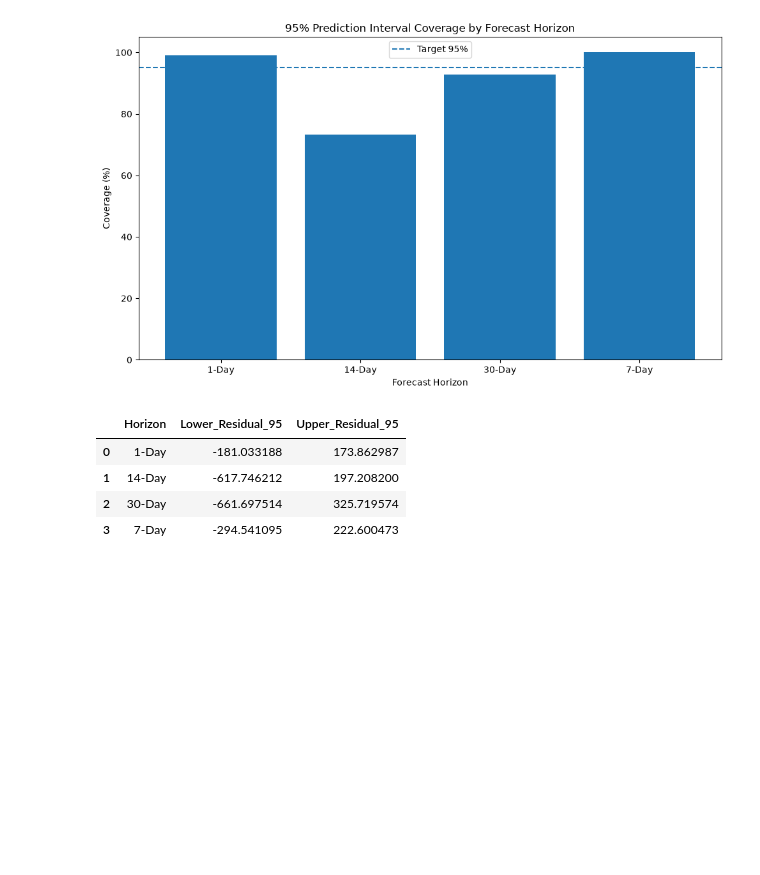
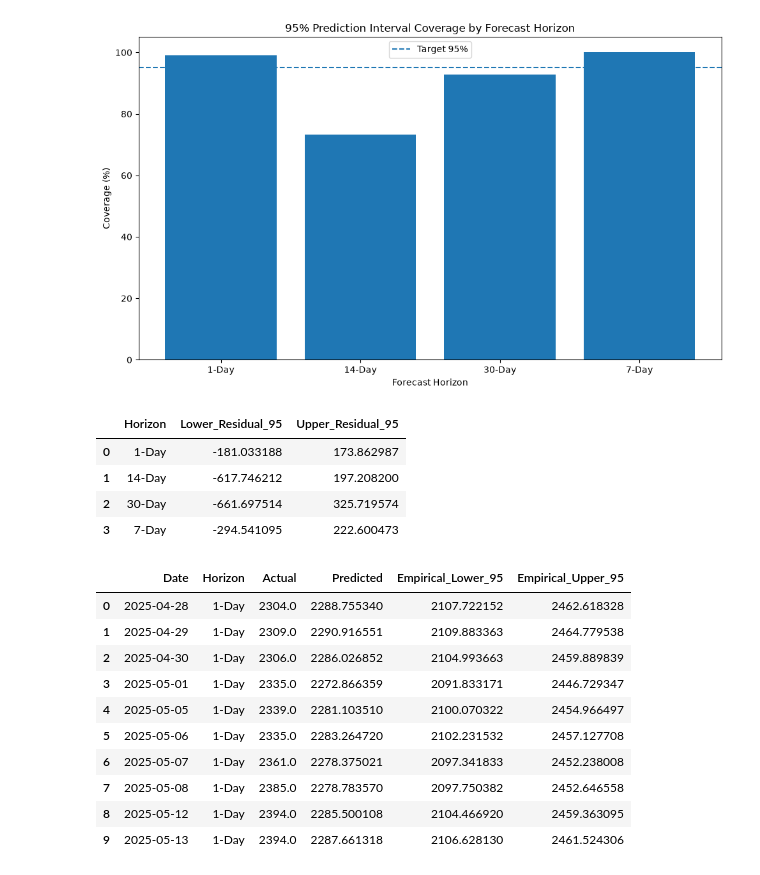
Before and after one commit to shivani1707s/Predictive-Forecasting-HHS, a Jupyter notebook: notebooks/Modeling.ipynb, the cells around one changed output. Saved outputs shown, nothing was run; the diff lists cells and outputs as text; code cells hidden in the pictures; blank space fills up the shorter version.

```diff
--- a/notebooks/Modeling.ipynb
+++ b/notebooks/Modeling.ipynb
@@ -2101,3 +2101,44 @@ empirical_interval
 | 1 | 14-Day | -617.746212 | 197.208200 |
 | 2 | 30-Day | -661.697514 | 325.719574 |
 | 3 | 7-Day | -294.541095 | 222.600473 |
+# %%
+all_horizon_predictions_df= (
+    all_horizon_predictions_df.merge(
+        empirical_interval,
+        on="Horizon",
+        how="left"
+    )
+)
+
+all_horizon_predictions_df["Empirical_Lower_95"]= (
+    all_horizon_predictions_df["Predicted"]
+    + all_horizon_predictions_df["Lower_Residual_95"]
+)
+
+all_horizon_predictions_df["Empirical_Upper_95"]= (
+    all_horizon_predictions_df["Predicted"]
+    + all_horizon_predictions_df["Upper_Residual_95"]
+)
+# %%
+all_horizon_predictions_df[
+    [
+        "Date",
+        "Horizon",
+        "Actual",
+        "Predicted",
+        "Empirical_Lower_95",
+        "Empirical_Upper_95"
+    ]
+].head(10)
+# %% [output]
+|  | Date | Horizon | Actual | Predicted | Empirical_Lower_95 | Empirical_Upper_95 |
+| 0 | 2025-04-28 | 1-Day | 2304.0 | 2288.755340 | 2107.722152 | 2462.618328 |
+| 1 | 2025-04-29 | 1-Day | 2309.0 | 2290.916551 | 2109.883363 | 2464.779538 |
+| 2 | 2025-04-30 | 1-Day | 2306.0 | 2286.026852 | 2104.993663 | 2459.889839 |
+| 3 | 2025-05-01 | 1-Day | 2335.0 | 2272.866359 | 2091.833171 | 2446.729347 |
+| 4 | 2025-05-05 | 1-Day | 2339.0 | 2281.103510 | 2100.070322 | 2454.966497 |
+| 5 | 2025-05-06 | 1-Day | 2335.0 | 2283.264720 | 2102.231532 | 2457.127708 |
+| 6 | 2025-05-07 | 1-Day | 2361.0 | 2278.375021 | 2097.341833 | 2452.238008 |
+| 7 | 2025-05-08 | 1-Day | 2385.0 | 2278.783570 | 2097.750382 | 2452.646558 |
+| 8 | 2025-05-12 | 1-Day | 2394.0 | 2285.500108 | 2104.466920 | 2459.363095 |
+| 9 | 2025-05-13 | 1-Day | 2394.0 | 2287.661318 | 2106.628130 | 2461.524306 |
```
Also changed, not shown: parts of 9 cells of this notebook.
